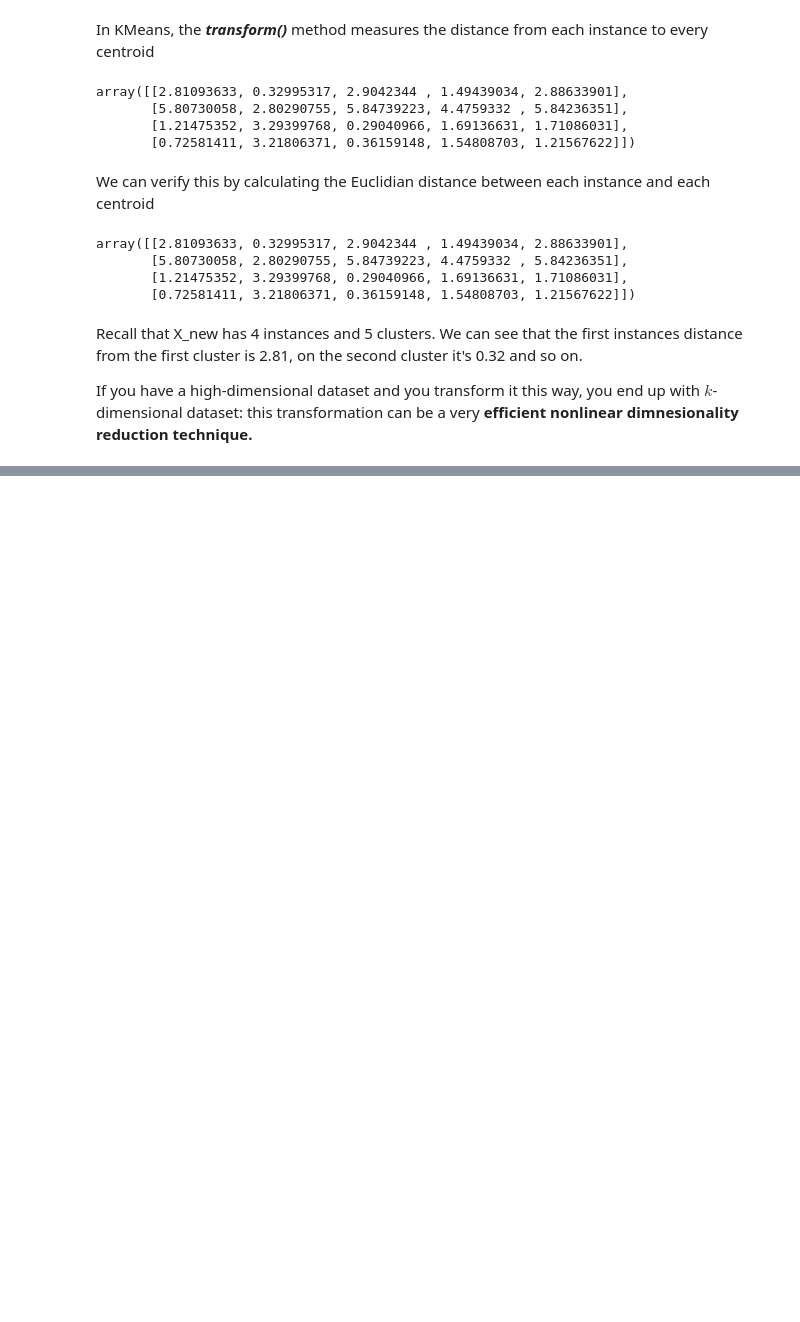
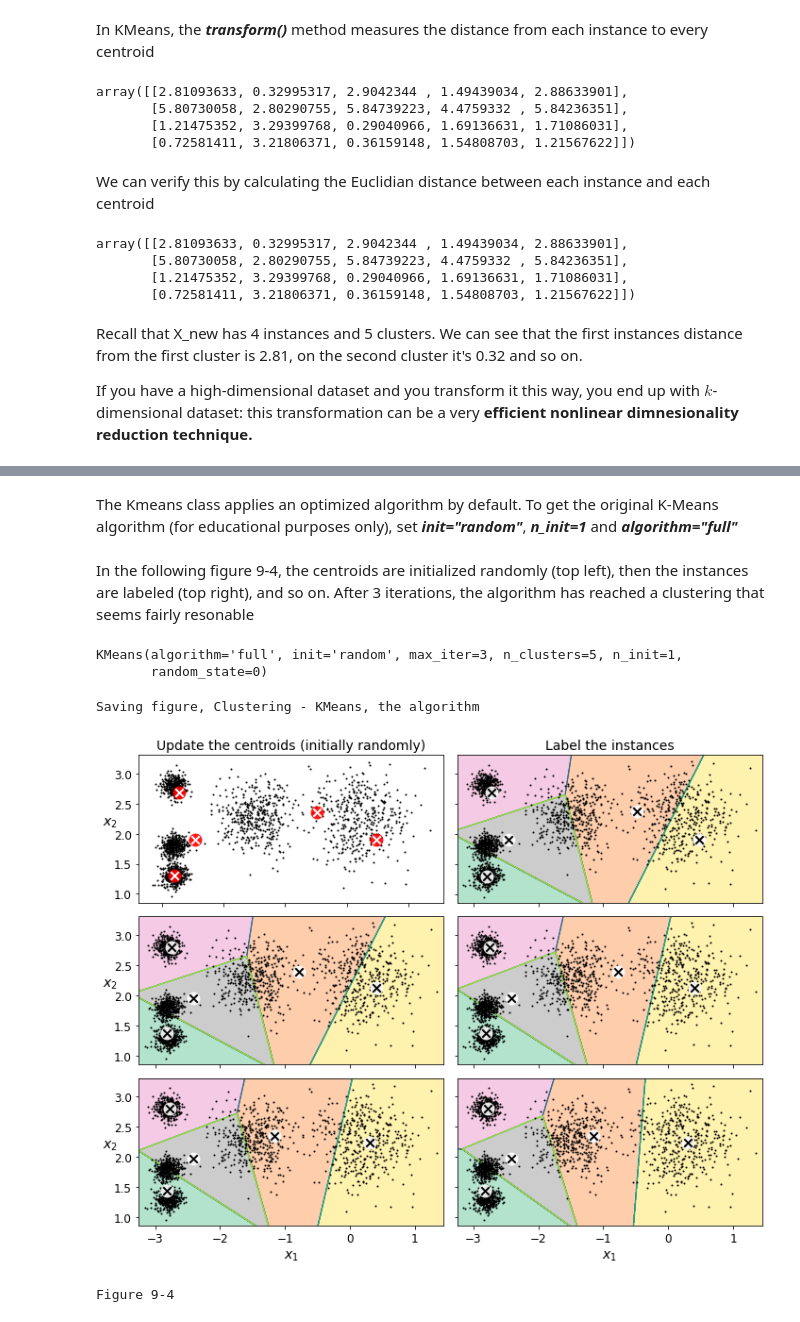
Before and after one commit to MarkJasonE/UnsupervisedLearningTechniques, a Jupyter notebook: UnsupervisedLearningTechniques.ipynb, the cells around one changed output, grey strips where cells are left out. Drawn from its saved outputs; the diff is of its cells as text; code cells hidden in the pictures; blank space fills up the shorter version.

Commit message:
Added in section: Clustering, point: K-means variability

```diff
--- a/UnsupervisedLearningTechniques.ipynb
+++ b/UnsupervisedLearningTechniques.ipynb
@@ -311,0 +320,52 @@ If you have a high-dimensional dataset and you transform it this way, you end up
+# %% [markdown]
+The Kmeans class applies an optimized algorithm by default. To get the original K-Means algorithm (for educational purposes only), set ***init="random"***, ***n_init=1*** and ***algorithm="full"***
+# %% [markdown]
+In the following figure 9-4, the centroids are initialized randomly (top left), then the instances are labeled (top right), and so on. After 3 iterations, the algorithm has reached a clustering that seems fairly resonable
+# %%
+kmeans_iter1 = KMeans(n_clusters=5, init="random", n_init=1, algorithm="full",
+                     max_iter=1, random_state=0)
+kmeans_iter2 = KMeans(n_clusters=5, init="random", n_init=1, algorithm="full",
+                     max_iter=2, random_state=0)
+kmeans_iter3 = KMeans(n_clusters=5, init="random", n_init=1, algorithm="full",
+                     max_iter=3, random_state=0)
+kmeans_iter1.fit(X)
+kmeans_iter2.fit(X)
+kmeans_iter3.fit(X)
+# %% [output]
+KMeans(algorithm='full', init='random', max_iter=3, n_clusters=5, n_init=1,
+       random_state=0)
+# %%
+plt.figure(figsize=(10, 8))
+
+plt.subplot(321)
+plot_data(X)
+plot_centroids(kmeans_iter1.cluster_centers_, circle_color='r', cross_color='w')
+plt.ylabel("$x_2$", rotation=0, fontsize=14)
+plt.tick_params(labelbottom=False)
+plt.title("Update the centroids (initially randomly)", fontsize=14)
+
+plt.subplot(322)
+plot_decision_boundaries(kmeans_iter1, X, show_xlabels=False, show_ylabels=False)
+plt.title("Label the instances", fontsize=14)
+
+plt.subplot(323)
+plot_decision_boundaries(kmeans_iter1, X, show_centroids=False, show_xlabels=False)
+plot_centroids(kmeans_iter2.cluster_centers_)
+
+plt.subplot(324)
+plot_decision_boundaries(kmeans_iter2, X, show_xlabels=False, show_ylabels=False)
+
+plt.subplot(325)
+plot_decision_boundaries(kmeans_iter2, X, show_centroids=False)
+plot_centroids(kmeans_iter3.cluster_centers_)
+
+plt.subplot(326)
+plot_decision_boundaries(kmeans_iter3, X, show_ylabels=False)
+
+save_fig("Clustering - KMeans, the algorithm")
+plt.show()
+print("Figure 9-4")
+# %% [output]
+Saving figure, Clustering - KMeans, the algorithm
+[figure, added]
+Figure 9-4
```
Also changed, not shown: parts of 3 cells of this notebook, 1 other file.
